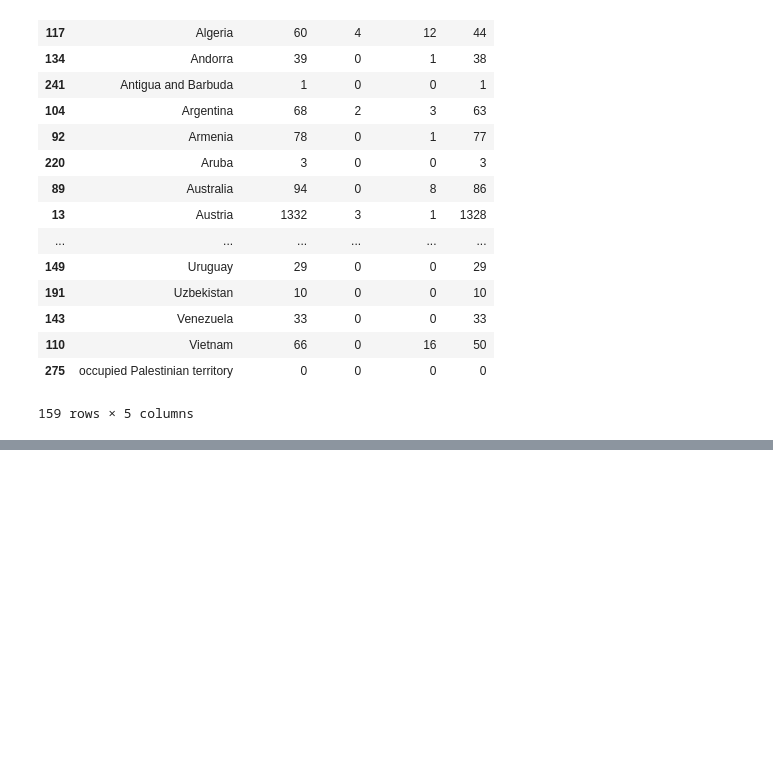
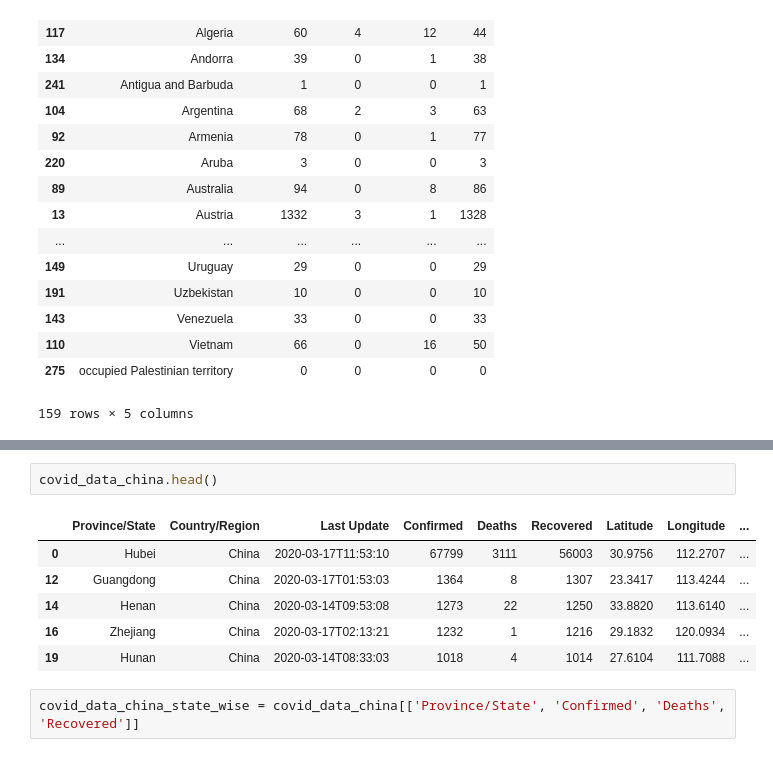
Before and after one commit to mreddy1992/learn-pandas, a Jupyter notebook: covid19-eda.ipynb, the cells around one changed output, grey strips where cells are left out. Drawn from its saved outputs; the diff is of its cells as text; blank space fills up the shorter version.

```diff
--- a/covid19-eda.ipynb
+++ b/covid19-eda.ipynb
@@ -88,0 +142,11 @@ covid_data_latest_cases_country_wise_required
+# %%
+covid_data_china.head()
+# %% [output]
+|  | Province/State | Country/Region | Last Update | Confirmed | Deaths | Recovered | Latitude | Longitude | ... |
+| 0 | Hubei | China | 2020-03-17T11:53:10 | 67799 | 3111 | 56003 | 30.9756 | 112.2707 | ... |
+| 12 | Guangdong | China | 2020-03-17T01:53:03 | 1364 | 8 | 1307 | 23.3417 | 113.4244 | ... |
+| 14 | Henan | China | 2020-03-14T09:53:08 | 1273 | 22 | 1250 | 33.8820 | 113.6140 | ... |
+| 16 | Zhejiang | China | 2020-03-17T02:13:21 | 1232 | 1 | 1216 | 29.1832 | 120.0934 | ... |
+| 19 | Hunan | China | 2020-03-14T08:33:03 | 1018 | 4 | 1014 | 27.6104 | 111.7088 | ... |
+# %%
+covid_data_china_state_wise = covid_data_china[['Province/State', 'Confirmed', 'Deaths', 'Recovered']]
```
Also changed, not shown: parts of 9 cells of this notebook.
